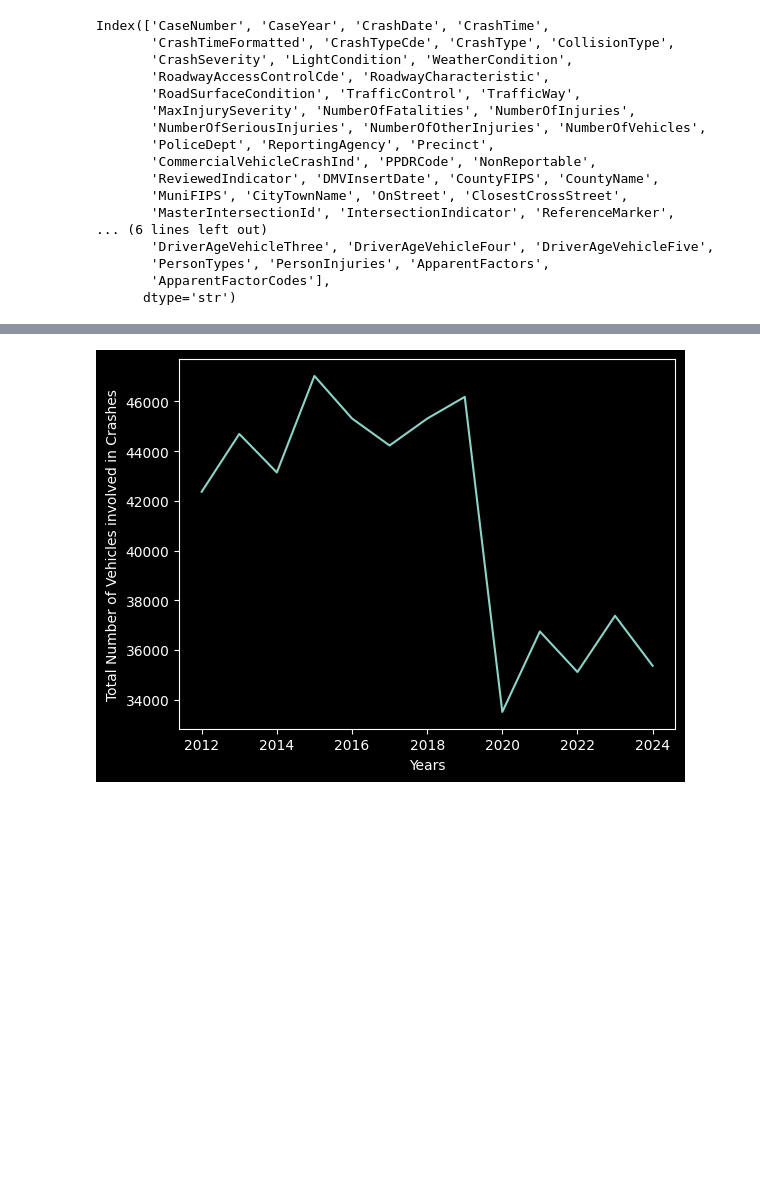
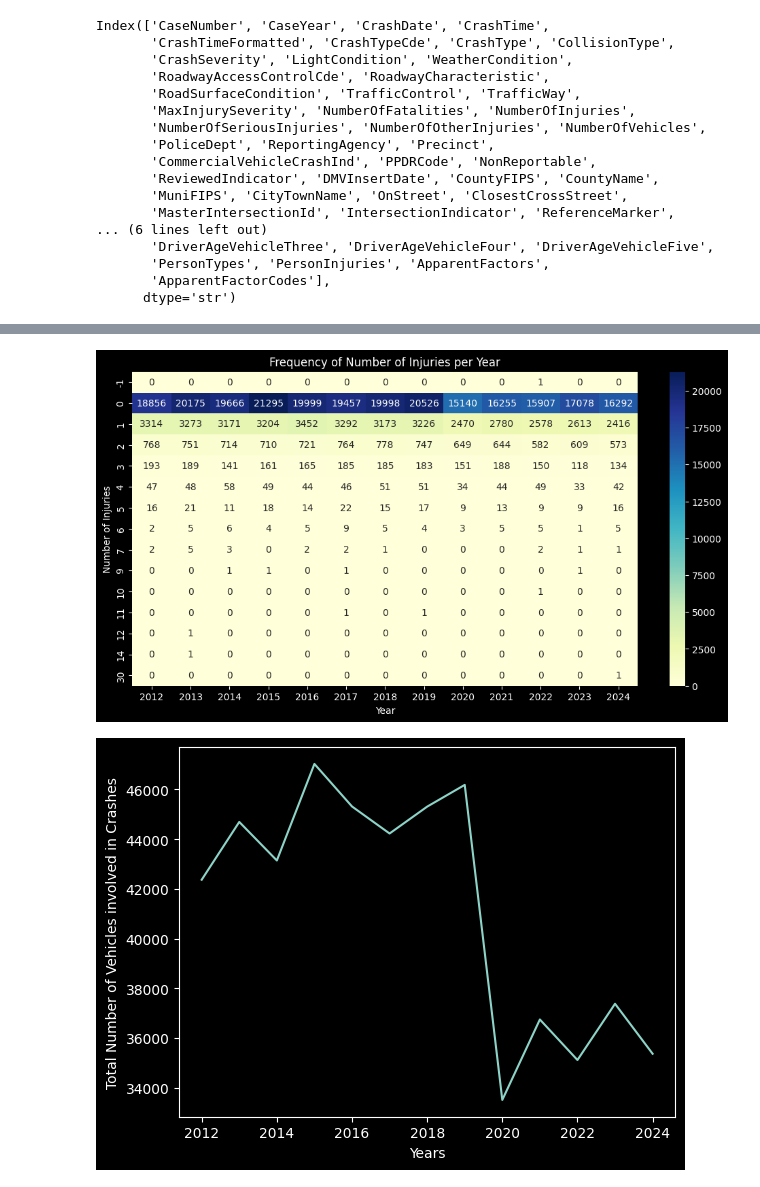
Before and after one commit to justinjli2004-sketch/spring2026, a Jupyter notebook: project/EDA.ipynb, the cells around one changed output, grey strips where cells are left out. Drawn from its saved outputs; the diff is of its cells as text; code cells hidden in the pictures; blank space fills up the shorter version.

```diff
--- a/project/EDA.ipynb
+++ b/project/EDA.ipynb
@@ -143,3 +179,19 @@ ridge_injuries.show()
+# %%
+freq_data = {}
+for year, year_data in zip(years, yearagg_injuries):
+    counts = pd.Series(year_data).value_counts().sort_index()
+    freq_data[year] = counts
+
+freq_table = pd.DataFrame(freq_data).fillna(0).astype(int)
+
+plt.figure(figsize=(12, 6))
+sns.heatmap(freq_table, annot=True, fmt="d", cmap="YlGnBu")
+plt.title("Frequency of Number of Injuries per Year")
+plt.xlabel("Year")
+plt.ylabel("Number of Injuries")
+plt.show()
+# %% [output]
+[figure, added]
 # %%
 #a plot of the total # of cars involved in a crash over the years
 TotalVics_yearsum, TotalVics_yearmeans, TotalVics_yearprops,TotalVics_casecount = yearstats(summary_table_sorted_year,"NumberOfVehicles",years)
```
Also changed, not shown: parts of 5 cells of this notebook.
